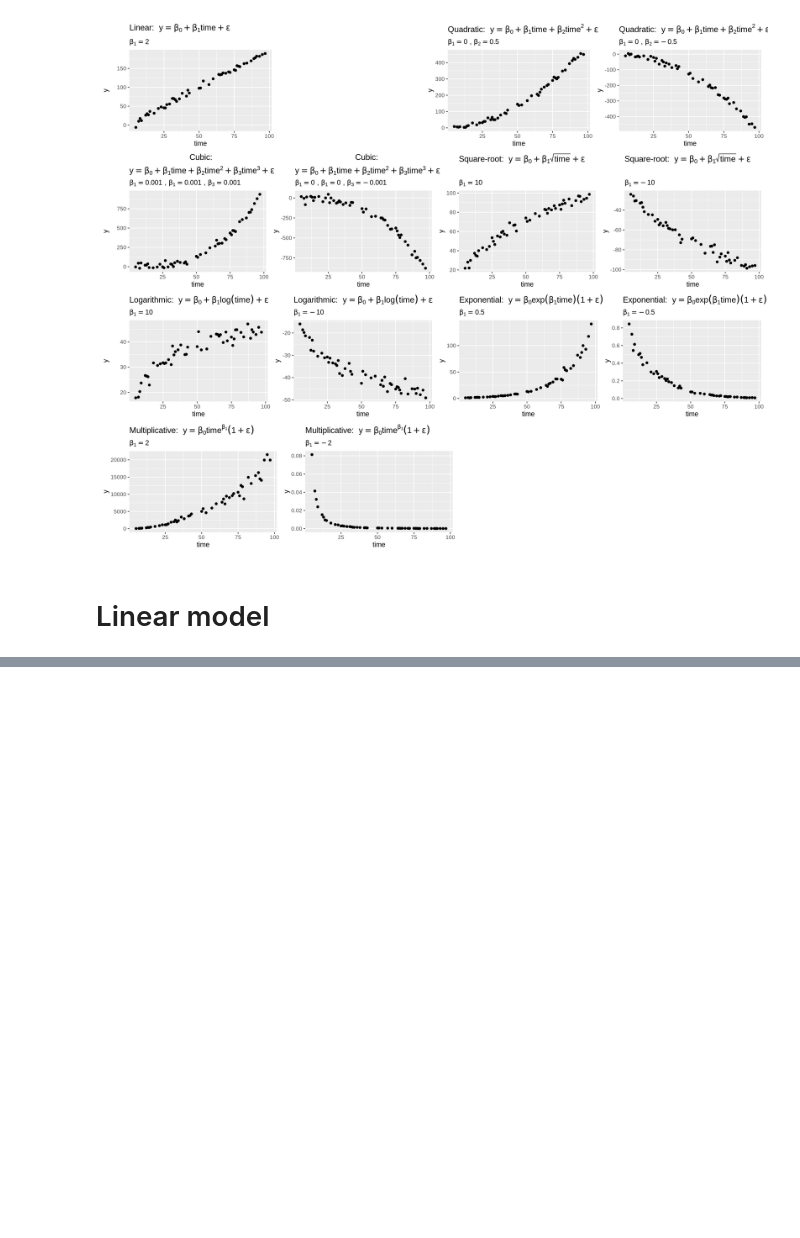
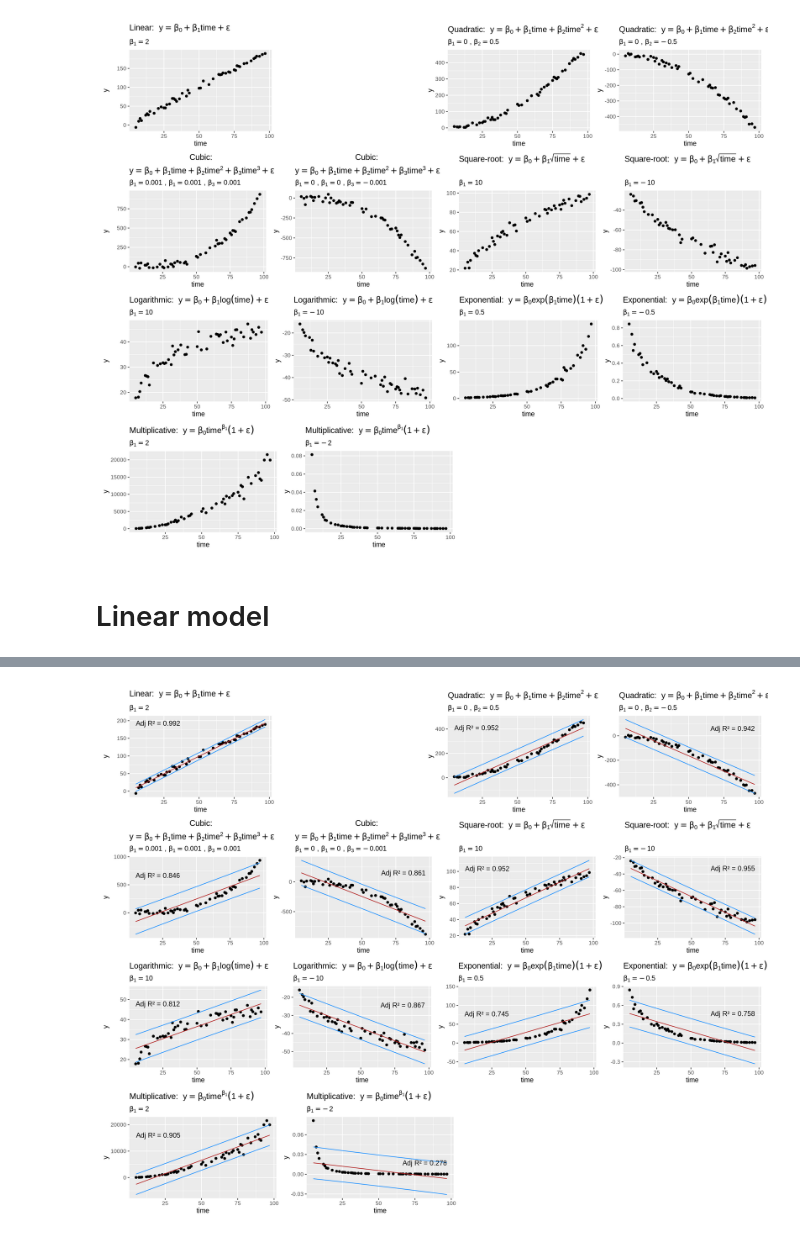
Before and after one commit to AndreMacedo88/Notebooks-Research, a Jupyter notebook: Statistics/Regressions/variable_transformations_in_MLR.ipynb, the cells around one changed output, grey strips where cells are left out. Cells and saved outputs as stored; diff of their text form; code cells hidden in the pictures; blank space fills up the shorter version.

```diff
--- a/Statistics/Regressions/variable_transformations_in_MLR.ipynb
+++ b/Statistics/Regressions/variable_transformations_in_MLR.ipynb
@@ -247,0 +217,87 @@ plot_mult_dec_pred <- plot_mult_dec +
+# %%
+# Add prediction lines to each plot
+plot_linear_pred <- plot_linear +
+    geom_line(aes(x = time, y = pred_linear[, 1]), color = "firebrick") +
+    geom_line(aes(x = time, y = pred_linear[, 2]), color = "dodgerblue") +
+    geom_line(aes(x = time, y = pred_linear[, 3]), color = "dodgerblue") +
+    annotate("text", x = min(time), y = max(pred_linear[, 1]), label = paste("Adj R² =", round(adj_r_squared_linear, 3)), hjust = 0)
+
+plot_quadratic_pred <- plot_quadratic +
+    geom_line(aes(x = time, y = pred_quadratic[, 1]), color = "firebrick") +
+    geom_line(aes(x = time, y = pred_quadratic[, 2]), color = "dodgerblue") +
+    geom_line(aes(x = time, y = pred_quadratic[, 3]), color = "dodgerblue") +
+    annotate("text", x = min(time), y = max(pred_quadratic[, 1]), label = paste("Adj R² =", round(adj_r_squared_quadratic, 3)), hjust = 0)
+
+plot_quadratic_dec_pred <- plot_quadratic_dec +
+    geom_line(aes(x = time, y = pred_quadratic_dec[, 1]), color = "firebrick") +
+    geom_line(aes(x = time, y = pred_quadratic_dec[, 2]), color = "dodgerblue") +
+    geom_line(aes(x = time, y = pred_quadratic_dec[, 3]), color = "dodgerblue") +
+    annotate("text", x = max(time), y = max(pred_quadratic_dec[, 1]), label = paste("Adj R² =", round(adj_r_squared_quadratic_dec, 3)), hjust = 1)
+
+plot_cubic_pred <- plot_cubic +
+    geom_line(aes(x = time, y = pred_cubic[, 1]), color = "firebrick") +
+    geom_line(aes(x = time, y = pred_cubic[, 2]), color = "dodgerblue") +
+    geom_line(aes(x = time, y = pred_cubic[, 3]), color = "dodgerblue") +
+    annotate("text", x = min(time), y = max(pred_cubic[, 1]), label = paste("Adj R² =", round(adj_r_squared_cubic, 3)), hjust = 0)
+
+plot_cubic_dec_pred <- plot_cubic_dec +
+    geom_line(aes(x = time, y = pred_cubic_dec[, 1]), color = "firebrick") +
+    geom_line(aes(x = time, y = pred_cubic_dec[, 2]), color = "dodgerblue") +
+    geom_line(aes(x = time, y = pred_cubic_dec[, 3]), color = "dodgerblue") +
+    annotate("text", x = max(time), y = max(pred_cubic_dec[, 1]), label = paste("Adj R² =", round(adj_r_squared_cubic_dec, 3)), hjust = 1)
+
+plot_sqrt_pred <- plot_sqrt +
+    geom_line(aes(x = time, y = pred_sqrt[, 1]), color = "firebrick") +
+    geom_line(aes(x = time, y = pred_sqrt[, 2]), color = "dodgerblue") +
+    geom_line(aes(x = time, y = pred_sqrt[, 3]), color = "dodgerblue") +
+    annotate("text", x = min(time), y = max(pred_sqrt[, 1]), label = paste("Adj R² =", round(adj_r_squared_sqrt, 3)), hjust = 0)
+
+plot_sqrt_dec_pred <- plot_sqrt_dec +
+    geom_line(aes(x = time, y = pred_sqrt_dec[, 1]), color = "firebrick") +
+    geom_line(aes(x = time, y = pred_sqrt_dec[, 2]), color = "dodgerblue") +
+    geom_line(aes(x = time, y = pred_sqrt_dec[, 3]), color = "dodgerblue") +
+    annotate("text", x = max(time), y = max(pred_sqrt_dec[, 1]), label = paste("Adj R² =", round(adj_r_squared_sqrt_dec, 3)), hjust = 1)
+
+plot_log_pred <- plot_log +
+    geom_line(aes(x = time, y = pred_log[, 1]), color = "firebrick") +
+    geom_line(aes(x = time, y = pred_log[, 2]), color = "dodgerblue") +
+    geom_line(aes(x = time, y = pred_log[, 3]), color = "dodgerblue") +
+    annotate("text", x = min(time), y = max(pred_log[, 1]), label = paste("Adj R² =", round(adj_r_squared_log, 3)), hjust = 0)
+
+plot_log_dec_pred <- plot_log_dec +
+    geom_line(aes(x = time, y = pred_log_dec[, 1]), color = "firebrick") +
+    geom_line(aes(x = time, y = pred_log_dec[, 2]), color = "dodgerblue") +
+    geom_line(aes(x = time, y = pred_log_dec[, 3]), color = "dodgerblue") +
+    annotate("text", x = max(time), y = max(pred_log_dec[, 1]), label = paste("Adj R² =", round(adj_r_squared_log_dec, 3)), hjust = 1)
+
+plot_exp_pred <- plot_exp +
+    geom_line(aes(x = time, y = pred_exp[, 1]), color = "firebrick") +
+    geom_line(aes(x = time, y = pred_exp[, 2]), color = "dodgerblue") +
+    geom_line(aes(x = time, y = pred_exp[, 3]), color = "dodgerblue") +
+    annotate("text", x = min(time), y = max(pred_exp[, 1]), label = paste("Adj R² =", round(adj_r_squared_exp, 3)), hjust = 0)
+
+plot_exp_dec_pred <- plot_exp_dec +
+    geom_line(aes(x = time, y = pred_exp_dec[, 1]), color = "firebrick") +
+    geom_line(aes(x = time, y = pred_exp_dec[, 2]), color = "dodgerblue") +
+    geom_line(aes(x = time, y = pred_exp_dec[, 3]), color = "dodgerblue") +
+    annotate("text", x = max(time), y = max(pred_exp_dec[, 1]), label = paste("Adj R² =", round(adj_r_squared_exp_dec, 3)), hjust = 1)
+
+plot_mult_pred <- plot_mult +
+    geom_line(aes(x = time, y = pred_mult[, 1]), color = "firebrick") +
+    geom_line(aes(x = time, y = pred_mult[, 2]), color = "dodgerblue") +
+    geom_line(aes(x = time, y = pred_mult[, 3]), color = "dodgerblue") +
+    annotate("text", x = min(time), y = max(pred_mult[, 1]), label = paste("Adj R² =", round(adj_r_squared_mult, 3)), hjust = 0)
+
+plot_mult_dec_pred <- plot_mult_dec +
+    geom_line(aes(x = time, y = pred_mult_dec[, 1]), color = "firebrick") +
+    geom_line(aes(x = time, y = pred_mult_dec[, 2]), color = "dodgerblue") +
+    geom_line(aes(x = time, y = pred_mult_dec[, 3]), color = "dodgerblue") +
+    annotate("text", x = max(time), y = max(pred_mult_dec[, 1]), label = paste("Adj R² =", round(adj_r_squared_mult_dec, 3)), hjust = 1)
+
+# Combine all plots using patchwork
+(plot_linear_pred | plot_spacer() | plot_quadratic_pred | plot_quadratic_dec_pred) /
+    (plot_cubic_pred | plot_cubic_dec_pred | plot_sqrt_pred | plot_sqrt_dec_pred) /
+    (plot_log_pred | plot_log_dec_pred | plot_exp_pred | plot_exp_dec_pred) /
+    (plot_mult_pred | plot_mult_dec_pred | plot_spacer() | plot_spacer())
+# %% [output]
+[figure, added]
```
Also changed, not shown: parts of 10 cells of this notebook.
